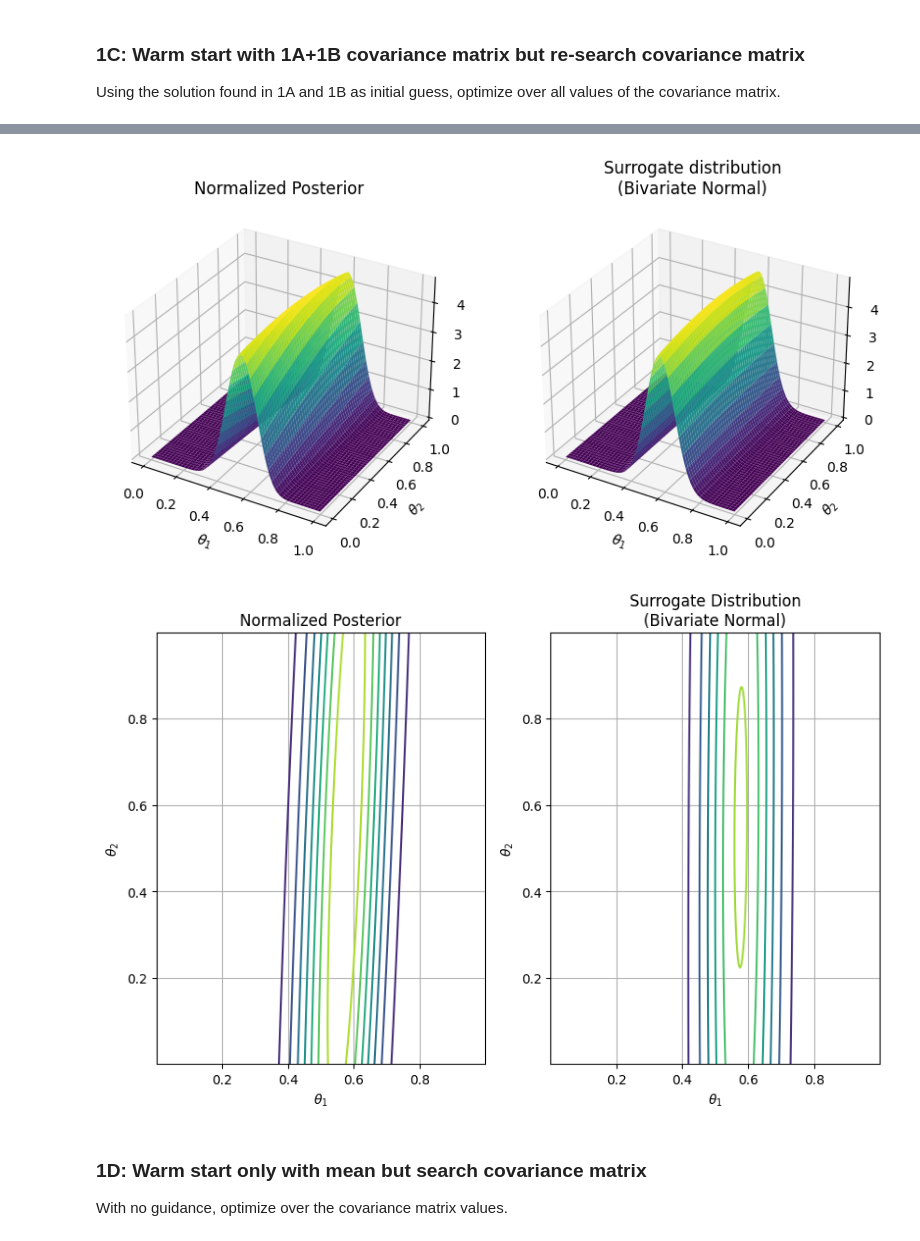
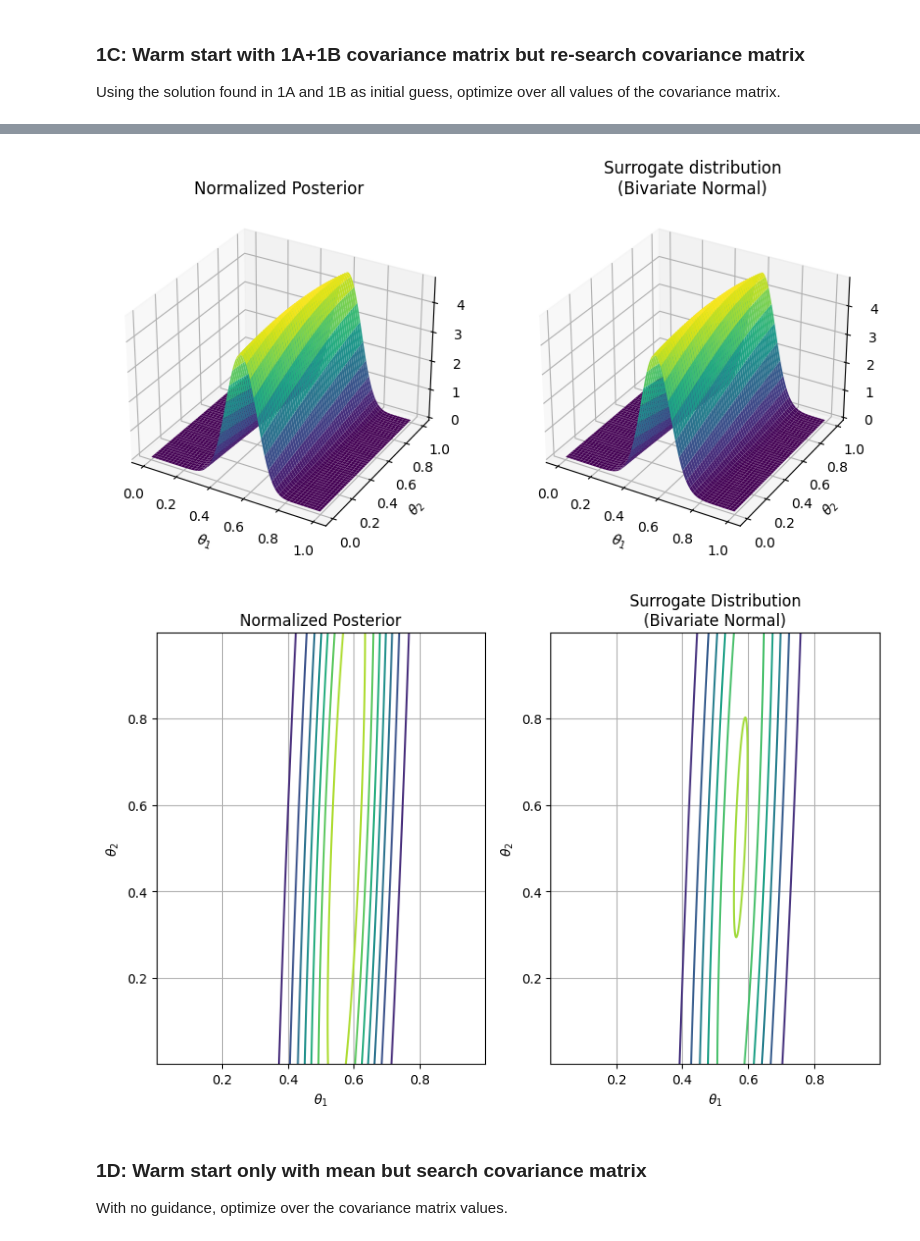
Before and after one commit to khaiyichin/sensor_degradation_filter, a Jupyter notebook: notebooks/exploring_vi_solutions.ipynb, the cells around one changed output, grey strips where cells are left out. Cells and saved outputs as stored; diff of their text form; code cells hidden in the pictures.

```diff
--- a/notebooks/exploring_vi_solutions.ipynb
+++ b/notebooks/exploring_vi_solutions.ipynb
@@ -358,15 +339,14 @@ ax4[1] = gm.create_contour_plot(
 Using the result from 1A, search only for the off-diagonal term.
 # %%
 # Define bounds for the optimization problem
-bnds_warm_start_1b = [(-1, 1)] # 3 variables: c_11, c_22, correlation
+bnds_warm_start_1b = [(-1, 1)] # 1 variable:  correlation
 
-# Define positive definiteness constraint
-def pos_def_constraint_corr(params):
-    cov_matrix_part = np.diag(warm_start_result_1a.x)
-    cov_matrix_part[0,1] = params[0]
-    cov_matrix_part[1,0] = cov_matrix_part[0,1]
-    return (np.linalg.eigvals(cov_matrix_part) - np.array([1e-6, 1e-6])).ravel()
-pos_def_constraint_corr_dict = {"type": "ineq", "fun": pos_def_constraint_corr}
+# Define positive definiteness constraint for correlation estimation
+pos_def_constraint_corr_dict = {
+    "type": "ineq",
+    "fun": pos_def_constraint,
+    "args": (warm_start_result_1a.x,)
+}
 
 # Define initial guess as predicted covariance with 0 correlation
 x0_warm_start_1b = [0.25]
@@ -377,11 +357,10 @@ limits = [gm.ZERO_APPROX, 1-gm.ZERO_APPROX]
 warm_start_result_1b = optimize.minimize(
     warm_start_neg_ELBO,
     x0_warm_start_1b,
-    args=(map_result.x, np.diag(warm_start_result_1a.x), joint_dist),
+    args=(map_result.x, warm_start_result_1a.x, joint_dist),
     method="SLSQP",
     bounds=bnds_warm_start_1b,
-    constraints=pos_def_constraint_corr_dict,
-    # options={"eps": 1e-3}
+    constraints=pos_def_constraint_corr_dict
 )
 
 print("\n###### Optimization result ######\n")
@@ -495,13 +474,12 @@ warm_start_result_1c = optimize.minimize(
     args=(map_result.x, None, joint_dist),
     method="SLSQP",
     bounds=bnds_warm_start_1c,
-    constraints=pos_def_constraint_dict,
-    options={"eps": 1e-2}
+    constraints=pos_def_constraint_dict
 )
 
 print("\n###### Optimization result ######\n")
 print(warm_start_result_1c)
-print("Estimated covariance matrix:\n", reconstruct_cov_mat(warm_start_result_1c.x))
+print("Estimated covariance matrix:\n", gm.reconstruct_cov_mat(warm_start_result_1c.x))
 print("ELBO", -warm_start_result_1c.fun)
 print("\n####################################\n")
 # %% [output]
@@ -541,7 +519,7 @@ ax7[0] = gm.create_surface_plot(
 )
 
 # Surrogate distribution; normalized to support
-covar_1c = reconstruct_cov_mat(warm_start_result_1c.x)
+covar_1c = gm.reconstruct_cov_mat(warm_start_result_1c.x)
 approx_dist_pdf_vals_1c = stats.multivariate_normal.pdf(pos, mean=map_result.x, cov=covar_1c)
 approx_dist_norm_const_1c = integrate.simpson(
     integrate.simpson(approx_dist_pdf_vals_1c.reshape(x.shape), support, axis=1),
@@ -558,35 +536,35 @@ ax7[1] = gm.create_surface_plot(
 )
 
 """
 Comparison using contour plot
 """
 fig8, ax8 = plt.subplots(1, 2, figsize=(10, 6))
 fig8.set_facecolor('white')
 
 # Joint distribution (posterior); normalized to support
 ax8[0] = gm.create_contour_plot(
     ax8[0],
     x,
     y,
     np.divide(joint_pdf_vals.reshape(x.shape), joint_pdf_norm_const),
     xlab,
     ylab,
     "Normalized Posterior"
 )
 
 # Surrogate distribution; normalized to support
 ax8[1] = gm.create_contour_plot(
     ax8[1],
     x,
     y,
     np.divide(approx_dist_pdf_vals_1c.reshape(x.shape), approx_dist_norm_const_1c),
     xlab,
     ylab,
     "Surrogate Distribution\n(Bivariate Normal)"
 )
 # %% [output]
-[figure, old version]
+[figure, new version]
-[figure, old version]
+[figure, new version]
 # %% [markdown]
 ### 1D: Warm start only with mean but search covariance matrix
 With no guidance, optimize over the covariance matrix values.
```
Also changed, not shown: parts of 6 cells of this notebook, 2 other files.
